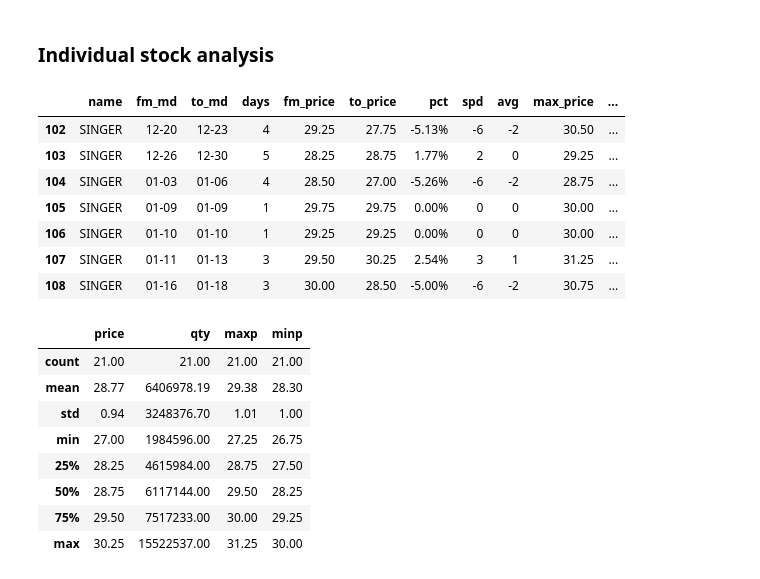
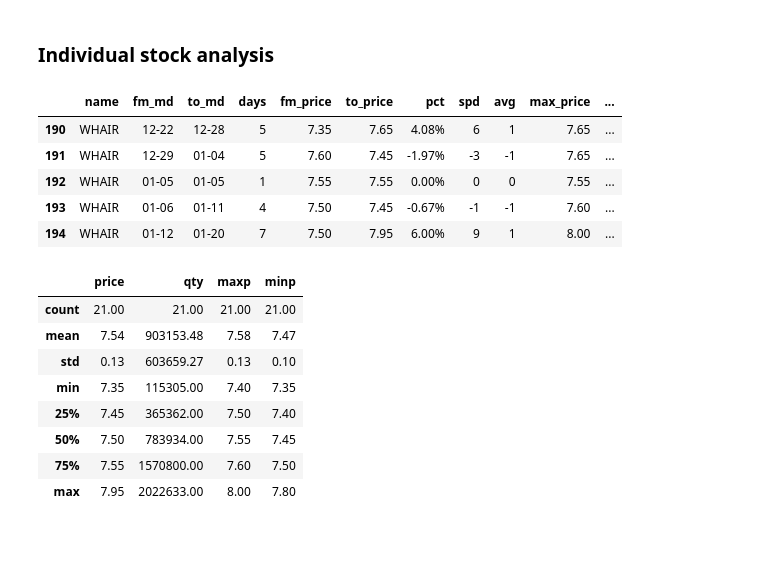
Before and after one commit to santimcs/A7, a Jupyter notebook: Daily/240 - Summary Sales Analysis.ipynb, the cells around one changed output. Saved outputs shown, nothing was run; the diff lists cells and outputs as text; code cells hidden in the pictures; blank space fills up the shorter version.

```diff
--- a/Daily/240 - Summary Sales Analysis.ipynb
+++ b/Daily/240 - Summary Sales Analysis.ipynb
@@ -294,27 +300,24 @@ df.groupby('trend').days.agg(['max', 'count', 'median', 'mean'])
 # %% [markdown]
 ### Individual stock analysis
 # %%
-name = 'SINGER'
-df.query('name == @name')[cols].style.format(format_dict)
+df.query('name == @name_up')[cols].style.format(format_dict)
 # %% [output]
 |  | name | fm_md | to_md | days | fm_price | to_price | pct | spd | avg | max_price | ... |
-| 102 | SINGER | 12-20 | 12-23 | 4 | 29.25 | 27.75 | -5.13% | -6 | -2 | 30.50 | ... |
-| 103 | SINGER | 12-26 | 12-30 | 5 | 28.25 | 28.75 | 1.77% | 2 | 0 | 29.25 | ... |
-| 104 | SINGER | 01-03 | 01-06 | 4 | 28.50 | 27.00 | -5.26% | -6 | -2 | 28.75 | ... |
-| 105 | SINGER | 01-09 | 01-09 | 1 | 29.75 | 29.75 | 0.00% | 0 | 0 | 30.00 | ... |
-| 106 | SINGER | 01-10 | 01-10 | 1 | 29.25 | 29.25 | 0.00% | 0 | 0 | 30.00 | ... |
-| 107 | SINGER | 01-11 | 01-13 | 3 | 29.50 | 30.25 | 2.54% | 3 | 1 | 31.25 | ... |
-| 108 | SINGER | 01-16 | 01-18 | 3 | 30.00 | 28.50 | -5.00% | -6 | -2 | 30.75 | ... |
+| 190 | WHAIR | 12-22 | 12-28 | 5 | 7.35 | 7.65 | 4.08% | 6 | 1 | 7.65 | ... |
+| 191 | WHAIR | 12-29 | 01-04 | 5 | 7.60 | 7.45 | -1.97% | -3 | -1 | 7.65 | ... |
+| 192 | WHAIR | 01-05 | 01-05 | 1 | 7.55 | 7.55 | 0.00% | 0 | 0 | 7.55 | ... |
+| 193 | WHAIR | 01-06 | 01-11 | 4 | 7.50 | 7.45 | -0.67% | -1 | -1 | 7.60 | ... |
+| 194 | WHAIR | 01-12 | 01-20 | 7 | 7.50 | 7.95 | 6.00% | 9 | 1 | 8.00 | ... |
 # %%
-df_tmp = price.query('name == @name')
+df_tmp = price.query('name == @name_up')
 df_tmp.describe().round(2)
 # %% [output]
 |  | price | qty | maxp | minp |
 | count | 21.00 | 21.00 | 21.00 | 21.00 |
-| mean | 28.77 | 6406978.19 | 29.38 | 28.30 |
-| std | 0.94 | 3248376.70 | 1.01 | 1.00 |
-| min | 27.00 | 1984596.00 | 27.25 | 26.75 |
-| 25% | 28.25 | 4615984.00 | 28.75 | 27.50 |
-| 50% | 28.75 | 6117144.00 | 29.50 | 28.25 |
-| 75% | 29.50 | 7517233.00 | 30.00 | 29.25 |
-| max | 30.25 | 15522537.00 | 31.25 | 30.00 |
+| mean | 7.54 | 903153.48 | 7.58 | 7.47 |
+| std | 0.13 | 603659.27 | 0.13 | 0.10 |
+| min | 7.35 | 115305.00 | 7.40 | 7.35 |
+| 25% | 7.45 | 365362.00 | 7.50 | 7.40 |
+| 50% | 7.50 | 783934.00 | 7.55 | 7.45 |
+| 75% | 7.55 | 1570800.00 | 7.60 | 7.50 |
+| max | 7.95 | 2022633.00 | 8.00 | 7.80 |
```
Also changed, not shown: parts of 29 cells of this notebook, 52 other files.
